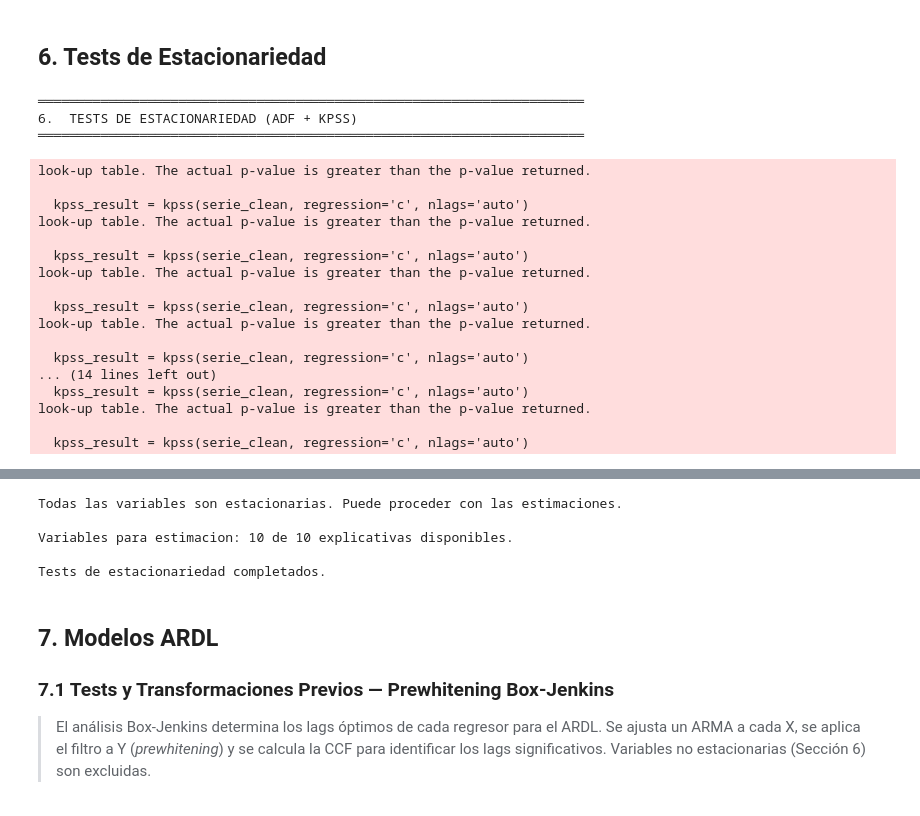
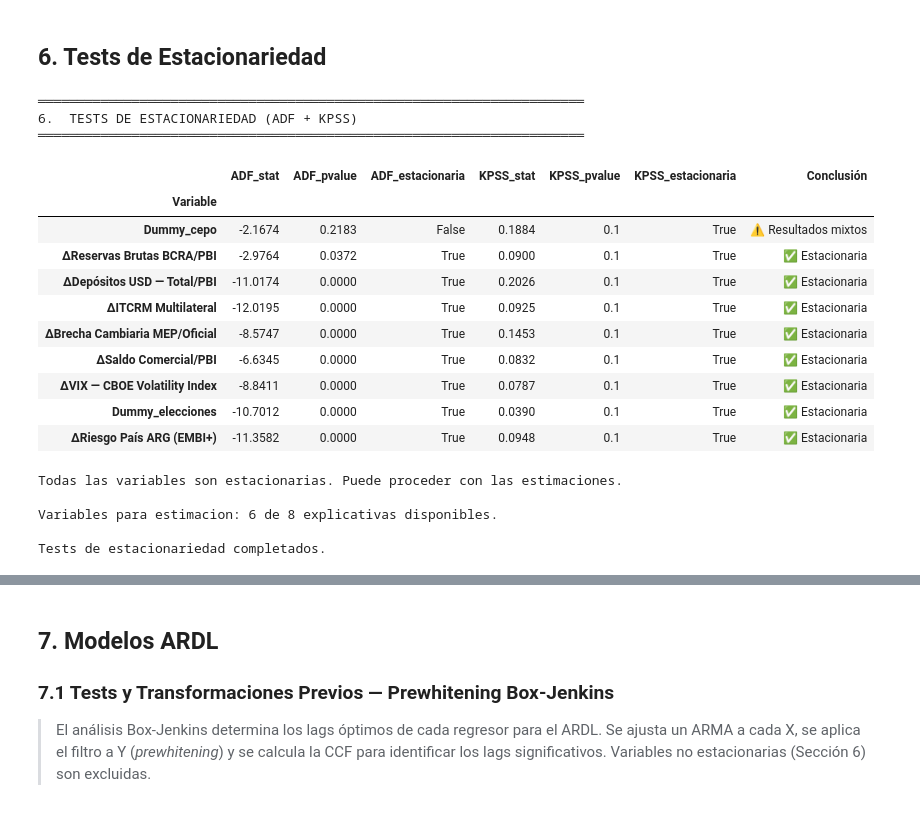
Before and after one commit to martingomezpizarro/Trabajo-Final-, a Jupyter notebook: notebooks/02a_analisis_basico.ipynb, the cells around one changed output, grey strips where cells are left out. Saved outputs shown, nothing was run; the diff lists cells and outputs as text; code cells hidden in the pictures.

```diff
--- a/notebooks/02a_analisis_basico.ipynb
+++ b/notebooks/02a_analisis_basico.ipynb
@@ -769,50 +782,51 @@ VARS_NO_ESTACIONARIAS = {
 }
 
 # Variables explicativas disponibles para estimación (solo estacionarias)
-X_SAFE_EST = [v for v in X_SAFE if v not in VARS_NO_ESTACIONARIAS]
+X_SAFE_EST = [v for v in X_SAFE
+               if v not in VARS_NO_ESTACIONARIAS
+               and v not in DUMMY_SAFE]  # dummies pasan como exog
 
 # ── Aviso al usuario ───────────────────────────────────────────────────────────
 if VARS_NO_ESTACIONARIAS:
     _dep_non_stat = ETI_DEP in _non_stat_labels
     print('\n' + '='*70)
     print('  ADVERTENCIA - VARIABLES NO ESTACIONARIAS DETECTADAS')
     print('='*70)
     if _dep_non_stat:
         print(f'\n  La variable dependiente "{ETI_DEP}" no es estacionaria.')
         print('  Considere transformarla (diferencias, log) antes de estimar.')
     print(f'\n  Variables explicativas no estacionarias ({len(VARS_NO_ESTACIONARIAS)}):')
     for _s, _l in VARS_NO_ESTACIONARIAS.items():
         print(f'    - {_l}')
     print()
     print('  Estas variables seran DESCARTADAS automaticamente de las regresiones.')
     print('  Para incluirlas, aplique una transformacion (delta, log, log-delta, etc.)')
     print('  y vuelva a correr desde la Seccion 4 con los datos transformados.')
     print('='*70)
 else:
     print('\nTodas las variables son estacionarias. Puede proceder con las estimaciones.')
 
 print(f'\nVariables para estimacion: {len(X_SAFE_EST)} de {len(X_SAFE)} explicativas disponibles.')
 if VARS_NO_ESTACIONARIAS:
     print(f'Descartadas: {", ".join(VARS_NO_ESTACIONARIAS.values())}')
 print('\nTests de estacionariedad completados.')
 # %% [output]
 ══════════════════════════════════════════════════════════════════════
 6.  TESTS DE ESTACIONARIEDAD (ADF + KPSS)
 ══════════════════════════════════════════════════════════════════════
+|  | ADF_stat | ADF_pvalue | ADF_estacionaria | KPSS_stat | KPSS_pvalue | KPSS_estacionaria | Conclusión |
+| Variable |  |  |  |  |  |  |  |
+| Dummy_cepo | -2.1674 | 0.2183 | False | 0.1884 | 0.1 | True | ⚠️ Resultados mixtos |
+| ΔReservas Brutas BCRA/PBI | -2.9764 | 0.0372 | True | 0.0900 | 0.1 | True | ✅ Estacionaria |
+| ΔDepósitos USD — Total/PBI | -11.0174 | 0.0000 | True | 0.2026 | 0.1 | True | ✅ Estacionaria |
+| ΔITCRM Multilateral | -12.0195 | 0.0000 | True | 0.0925 | 0.1 | True | ✅ Estacionaria |
+| ΔBrecha Cambiaria MEP/Oficial | -8.5747 | 0.0000 | True | 0.1453 | 0.1 | True | ✅ Estacionaria |
+| ΔSaldo Comercial/PBI | -6.6345 | 0.0000 | True | 0.0832 | 0.1 | True | ✅ Estacionaria |
+| ΔVIX — CBOE Volatility Index | -8.8411 | 0.0000 | True | 0.0787 | 0.1 | True | ✅ Estacionaria |
+| Dummy_elecciones | -10.7012 | 0.0000 | True | 0.0390 | 0.1 | True | ✅ Estacionaria |
+| ΔRiesgo País ARG (EMBI+) | -11.3582 | 0.0000 | True | 0.0948 | 0.1 | True | ✅ Estacionaria |
-look-up table. The actual p-value is greater than the p-value returned.
+Todas las variables son estacionarias. Puede proceder con las estimaciones.
 
-  kpss_result = kpss(serie_clean, regression='c', nlags='auto')
-look-up table. The actual p-value is greater than the p-value returned.
+Variables para estimacion: 6 de 8 explicativas disponibles.
 
-  kpss_result = kpss(serie_clean, regression='c', nlags='auto')
-look-up table. The actual p-value is greater than the p-value returned.
-
-  kpss_result = kpss(serie_clean, regression='c', nlags='auto')
-look-up table. The actual p-value is greater than the p-value returned.
-
-  kpss_result = kpss(serie_clean, regression='c', nlags='auto')
-... (14 lines left out)
-  kpss_result = kpss(serie_clean, regression='c', nlags='auto')
-look-up table. The actual p-value is greater than the p-value returned.
-
-  kpss_result = kpss(serie_clean, regression='c', nlags='auto')
+Tests de estacionariedad completados.
@@ -832,8 +833,3 @@ look-up table. The actual p-value is greater than the p-value returned.
-Todas las variables son estacionarias. Puede proceder con las estimaciones.
-
-Variables para estimacion: 10 de 10 explicativas disponibles.
-
-Tests de estacionariedad completados.
 # %% [markdown]
 ## 7. Modelos ARDL
 
```
Also changed, not shown: parts of 25 cells of this notebook, 42 other files.
